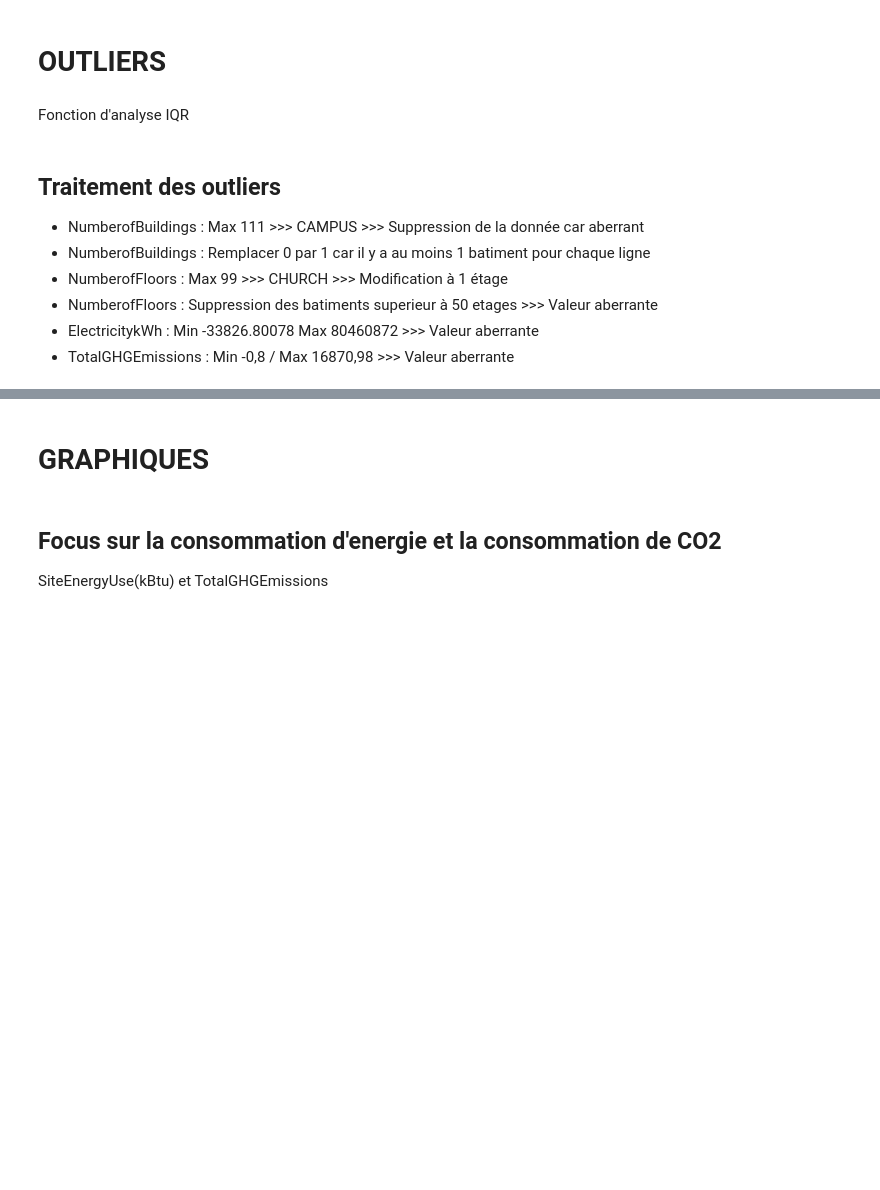
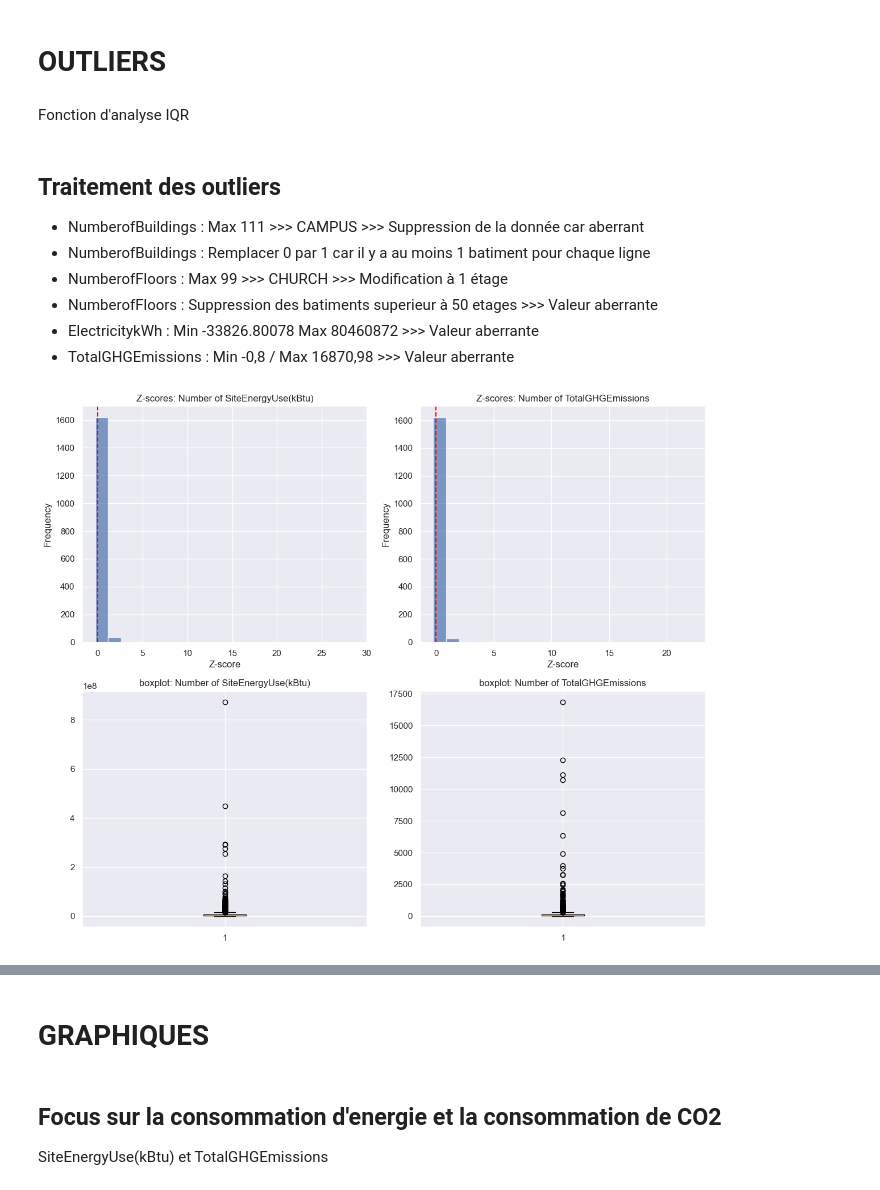
Before and after one commit to ticoraph/PredictDataBuilding, a Jupyter notebook: 1_Analyse_Exploratoire.ipynb, the cells around one changed output, grey strips where cells are left out. Saved outputs shown, nothing was run; the diff lists cells and outputs as text; code cells hidden in the pictures; blank space fills up the shorter version.

```diff
--- a/1_Analyse_Exploratoire.ipynb
+++ b/1_Analyse_Exploratoire.ipynb
@@ -200,8 +202,6 @@ def analyze_iqr(data, name="Dataset"):
 
     print(f"Outlier bounds: [{lower_bound:.2f}, {upper_bound:.2f}]")
     print(f"Number of outliers: {len(outliers)}")
-    if outliers:
-        print(f"Outlier values: {outliers}")
     return outliers
 # %% [markdown]
 ## Traitement des outliers
@@ -212,48 +212,119 @@ def analyze_iqr(data, name="Dataset"):
 - ElectricitykWh : Min -33826.80078 Max 80460872 >>> Valeur aberrante
 - TotalGHGEmissions : Min -0,8 / Max 16870,98 >>> Valeur aberrante
 # %%
+bc['z_SiteEnergyUse(kBtu)'] = stats.zscore(bc['SiteEnergyUse(kBtu)'])
+bc['z_TotalGHGEmissions'] = stats.zscore(bc['TotalGHGEmissions'])
+
+plt.figure(figsize=(12, 10))
+
+plt.subplot(2, 2, 1)
+plt.hist(bc['z_SiteEnergyUse(kBtu)'], bins=20, alpha=0.7)
+plt.xlabel('Z-score')
+plt.ylabel('Frequency')
+plt.title('Z-scores: Number of SiteEnergyUse(kBtu)')
+plt.axvline(0, color='red', linestyle='--')
+
+plt.subplot(2, 2, 2)
+plt.hist(bc['z_TotalGHGEmissions'], bins=20, alpha=0.7)
+plt.xlabel('Z-score')
+plt.ylabel('Frequency')
+plt.title('Z-scores: Number of TotalGHGEmissions')
+plt.axvline(0, color='red', linestyle='--')
+
+plt.subplot(2, 2, 3)
+plt.boxplot(bc['SiteEnergyUse(kBtu)'])
+plt.title('boxplot: Number of SiteEnergyUse(kBtu)')
+
+plt.subplot(2, 2, 4)
+plt.boxplot(bc['TotalGHGEmissions'])
+plt.title('boxplot: Number of TotalGHGEmissions')
+
+plt.tight_layout()
+plt.show()
+
+##################################
+##################################
+
 # NumberofBuildings
 bc = bc.drop(bc.loc[bc['NumberofBuildings'] == 111].index)
 bc.loc[bc['NumberofBuildings'] == 0, 'NumberofBuildings'] = 1
-bc = bc.drop(bc.loc[bc['NumberofBuildings'] >= 5 ].index)
+#bc = bc.drop(bc.loc[bc['NumberofBuildings'] >= 5 ].index)
 
 # NumberofFloors
 bc.loc[bc['NumberofFloors'] == 99, 'NumberofFloors'] = 1
-bc = bc.drop(bc.loc[bc['NumberofFloors'] >= 10 ].index)
+bc = bc.drop(bc.loc[bc['NumberofFloors'] >= 20 ].index)
 
 # Electricity
 #bc = bc.drop(bc.loc[bc['Electricity(kWh)'] <= 50 ].index)
 #bc = bc.drop(bc.loc[bc['Electricity(kWh)'] > 20000000].index)
 
 # NaturalGas
 bc = bc.drop(bc.loc[bc['NaturalGas(therms)'] > 500000].index)
 
 # TotalGHGEmissions
 #bc = bc.drop(bc.loc[bc['TotalGHGEmissions'] > 2500 ].index)
 bc = bc.drop(bc.loc[bc['TotalGHGEmissions'] <= 0 ].index)
 
 # SiteEnergyUse(kBtu)
 bc = bc.drop(bc.loc[bc['SiteEnergyUse(kBtu)'] <= 0 ].index)
 
 # PropertyGFABuilding(s)
-bc = bc.drop(bc.loc[bc['PropertyGFABuilding(s)'] >= 500000 ].index)
+#bc = bc.drop(bc.loc[bc['PropertyGFABuilding(s)'] >= 500000 ].index)
 
 # PropertyGFAParking
-bc = bc.drop(bc.loc[bc['PropertyGFAParking'] >= 250000 ].index)
+#bc = bc.drop(bc.loc[bc['PropertyGFAParking'] >= 250000 ].index)
 
 NumberofBuildings = analyze_iqr(bc['NumberofBuildings'], "NumberofBuildings")
 NumberofFloors = analyze_iqr(bc['NumberofFloors'], "NumberofFloors")
 ElectricitykWh = analyze_iqr(bc['Electricity(kWh)'], "Electricity(kWh)")
 NaturalGastherms = analyze_iqr(bc['NaturalGas(therms)'], "NaturalGas(therms)")
 TotalGHGEmissions = analyze_iqr(bc['TotalGHGEmissions'], "TotalGHGEmissions")
 SiteEnergyUsekBtu = analyze_iqr(bc['SiteEnergyUse(kBtu)'], "SiteEnergyUse(kBtu)")
 PropertyGFABuildings = analyze_iqr(bc['PropertyGFABuilding(s)'], "PropertyGFABuilding(s)")
 PropertyGFAParking = analyze_iqr(bc['PropertyGFAParking'], "PropertyGFAParking")
 
 
 bc.drop(bc[bc["Electricity(kWh)"].isin(ElectricitykWh)].index, inplace=True)
 bc.drop(bc[bc["TotalGHGEmissions"].isin(TotalGHGEmissions)].index, inplace=True)
 bc.drop(bc[bc["SiteEnergyUse(kBtu)"].isin(SiteEnergyUsekBtu)].index, inplace=True)
+bc.drop(bc[bc["PropertyGFABuilding(s)"].isin(SiteEnergyUsekBtu)].index, inplace=True)
+bc.drop(bc[bc["PropertyGFAParking"].isin(SiteEnergyUsekBtu)].index, inplace=True)
+
+##################################
+##################################
+
+bc['z_SiteEnergyUse(kBtu)'] = stats.zscore(bc['SiteEnergyUse(kBtu)'])
+bc['z_TotalGHGEmissions'] = stats.zscore(bc['TotalGHGEmissions'])
+
+plt.figure(figsize=(12, 10))
+
+plt.subplot(2, 2, 1)
+plt.hist(bc['z_SiteEnergyUse(kBtu)'], bins=20, alpha=0.7)
+plt.xlabel('Z-score')
+plt.ylabel('Frequency')
+plt.title('Z-scores: Number of SiteEnergyUse(kBtu)')
+plt.axvline(0, color='red', linestyle='--')
+
+plt.subplot(2, 2, 2)
+plt.hist(bc['z_TotalGHGEmissions'], bins=20, alpha=0.7)
+plt.xlabel('Z-score')
+plt.ylabel('Frequency')
+plt.title('Z-scores: Number of TotalGHGEmissions')
+plt.axvline(0, color='red', linestyle='--')
+
+plt.subplot(2, 2, 3)
+plt.boxplot(bc['SiteEnergyUse(kBtu)'])
+plt.title('boxplot: Number of SiteEnergyUse(kBtu)')
+
+plt.subplot(2, 2, 4)
+plt.boxplot(bc['TotalGHGEmissions'])
+plt.title('boxplot: Number of TotalGHGEmissions')
+
+plt.tight_layout()
+plt.show()
+
+bc = bc.drop(columns=['z_SiteEnergyUse(kBtu)', 'z_TotalGHGEmissions'])
 # %% [output]
+[figure, added]
 NumberofBuildings Analysis:
 ------------------------------
```
Also changed, not shown: parts of 5 cells of this notebook, 12 other files.
